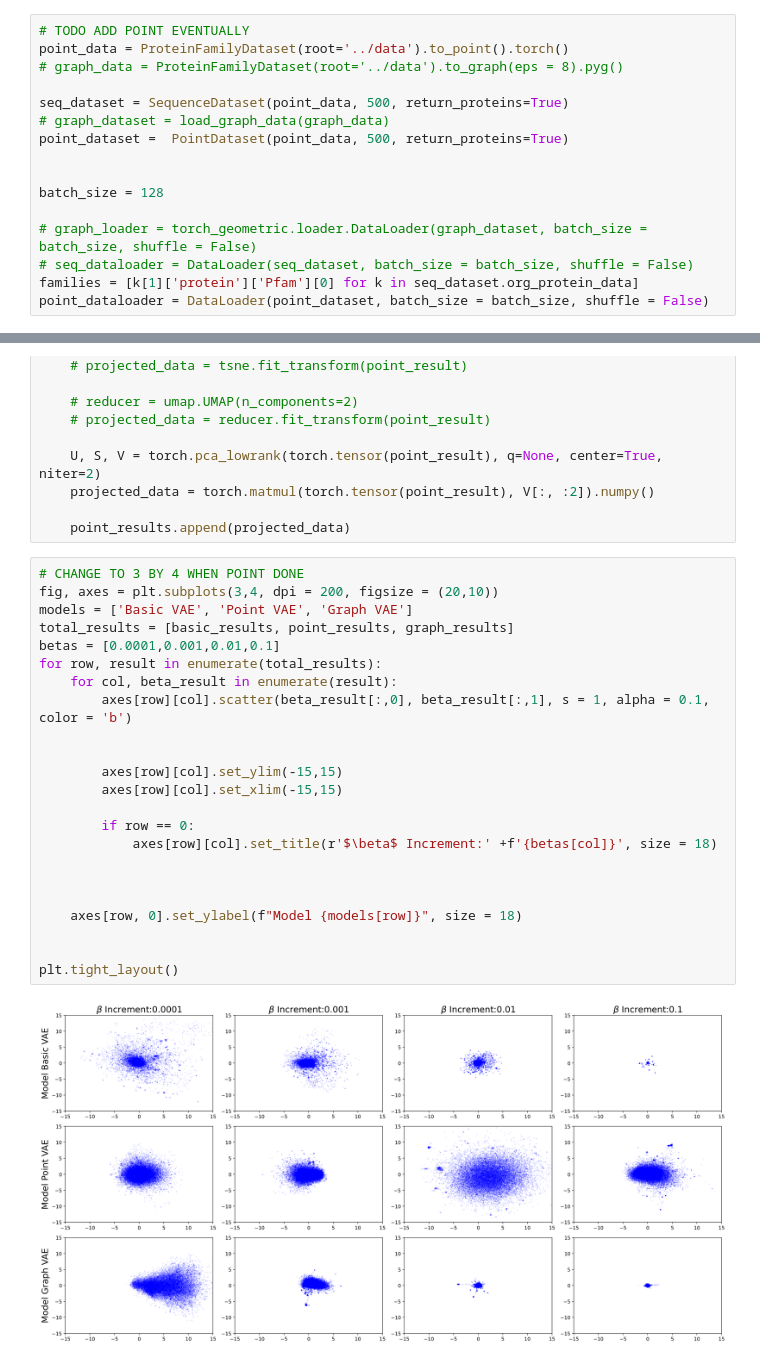
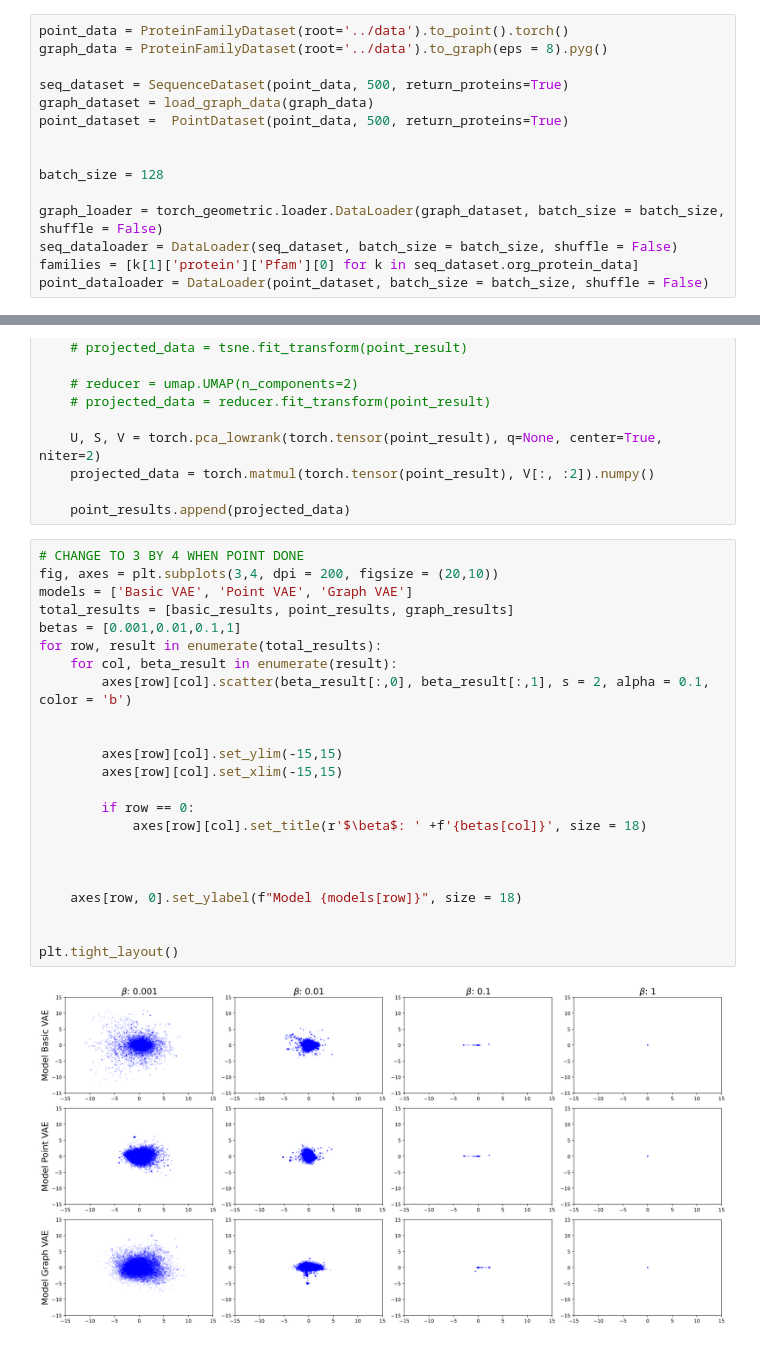
Before and after one commit to shazakam/ProteinManifoldLearning, a Jupyter notebook: Notebooks/Beta_Exp_visualisation.ipynb, the cells around one changed output, grey strips where cells are left out. Saved outputs shown, nothing was run; the diff lists cells and outputs as text.

```diff
--- a/Notebooks/Beta_Exp_visualisation.ipynb
+++ b/Notebooks/Beta_Exp_visualisation.ipynb
@@ -34,19 +34,18 @@ from tqdm import tqdm
 The autoreload extension is already loaded. To reload it, use:
   %reload_ext autoreload
 # %%
-# TODO ADD POINT EVENTUALLY
 point_data = ProteinFamilyDataset(root='../data').to_point().torch()
-# graph_data = ProteinFamilyDataset(root='../data').to_graph(eps = 8).pyg()
+graph_data = ProteinFamilyDataset(root='../data').to_graph(eps = 8).pyg()
 
 seq_dataset = SequenceDataset(point_data, 500, return_proteins=True)
-# graph_dataset = load_graph_data(graph_data)
+graph_dataset = load_graph_data(graph_data)
 point_dataset =  PointDataset(point_data, 500, return_proteins=True)
 
 
 batch_size = 128
 
-# graph_loader = torch_geometric.loader.DataLoader(graph_dataset, batch_size = batch_size, shuffle = False)
-# seq_dataloader = DataLoader(seq_dataset, batch_size = batch_size, shuffle = False)
+graph_loader = torch_geometric.loader.DataLoader(graph_dataset, batch_size = batch_size, shuffle = False)
+seq_dataloader = DataLoader(seq_dataset, batch_size = batch_size, shuffle = False)
 families = [k[1]['protein']['Pfam'][0] for k in seq_dataset.org_protein_data]
 point_dataloader = DataLoader(point_dataset, batch_size = batch_size, shuffle = False)
 # %%
@@ -231,25 +230,25 @@ for point_data in point_data_dir:
 # %%
 # CHANGE TO 3 BY 4 WHEN POINT DONE
 fig, axes = plt.subplots(3,4, dpi = 200, figsize = (20,10))
 models = ['Basic VAE', 'Point VAE', 'Graph VAE']
 total_results = [basic_results, point_results, graph_results]
-betas = [0.0001,0.001,0.01,0.1]
+betas = [0.001,0.01,0.1,1]
 for row, result in enumerate(total_results):
     for col, beta_result in enumerate(result):
-        axes[row][col].scatter(beta_result[:,0], beta_result[:,1], s = 1, alpha = 0.1, color = 'b')
+        axes[row][col].scatter(beta_result[:,0], beta_result[:,1], s = 2, alpha = 0.1, color = 'b')
 
 
         axes[row][col].set_ylim(-15,15)
         axes[row][col].set_xlim(-15,15)
 
         if row == 0:
-            axes[row][col].set_title(r'$\beta$ Increment:' +f'{betas[col]}', size = 18)
+            axes[row][col].set_title(r'$\beta$: ' +f'{betas[col]}', size = 18)
 
 
 
     axes[row, 0].set_ylabel(f"Model {models[row]}", size = 18)
 
 
 plt.tight_layout()
 # %% [output]
-[figure, old version]
+[figure, new version]
```
Also changed, not shown: parts of 5 cells of this notebook, 14 other files.
